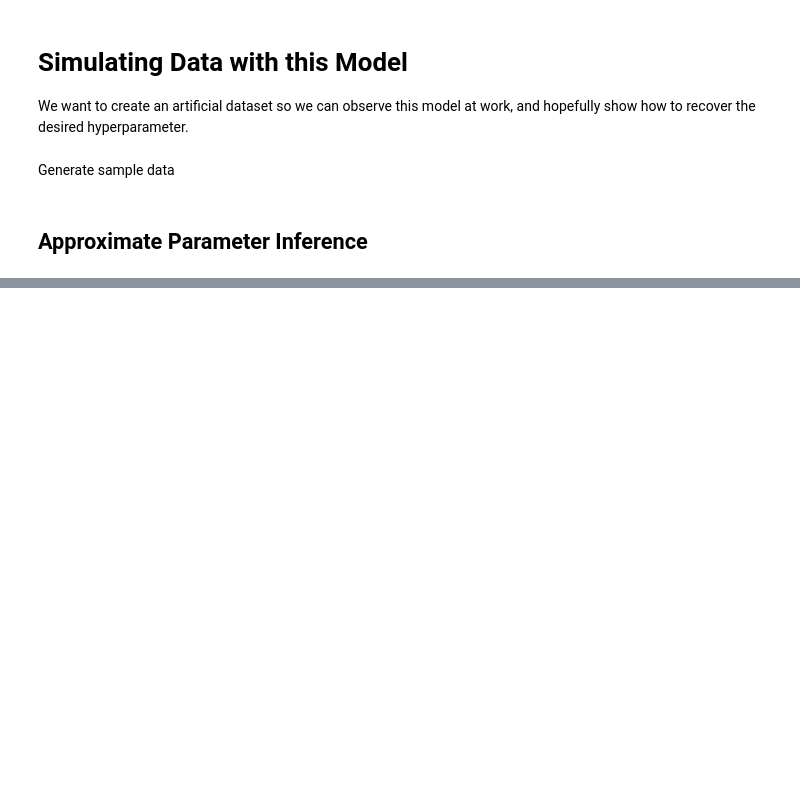
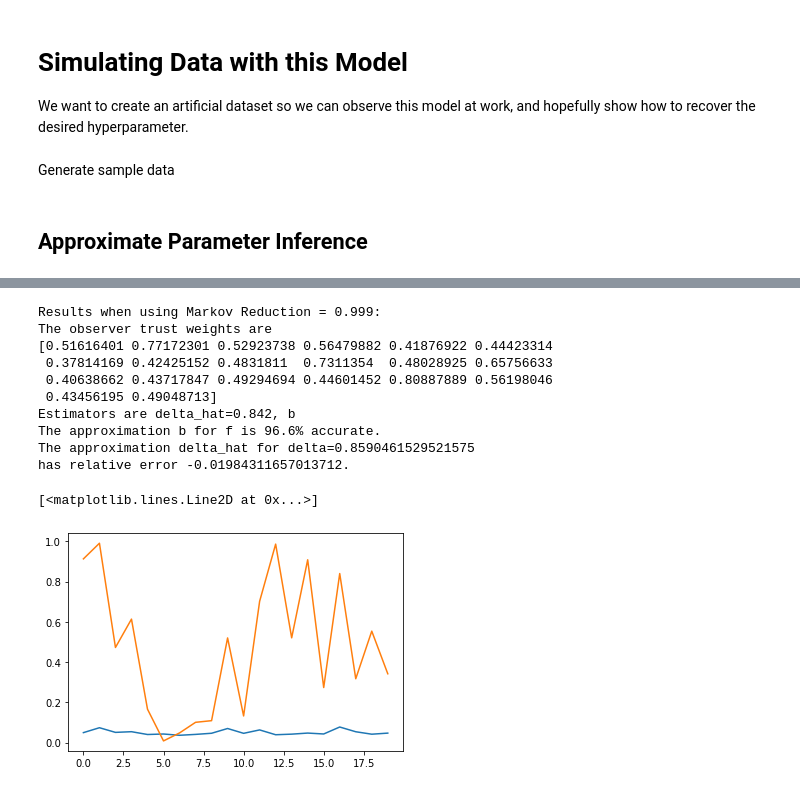
Before and after one commit to linesn/reporter_modeling, a Jupyter notebook: Notebooks/A_Bayesian_Model_For_News_Reporting_alternate.ipynb, the cells around one changed output, grey strips where cells are left out. Drawn from its saved outputs; the diff is of its cells as text; code cells hidden in the pictures; blank space fills up the shorter version.

```diff
--- a/Notebooks/A_Bayesian_Model_For_News_Reporting_alternate.ipynb
+++ b/Notebooks/A_Bayesian_Model_For_News_Reporting_alternate.ipynb
@@ -233,0 +393,17 @@ for n_t in tqdm(n_ts):
+# %%
+mrestimates = markov_reduce(data, reduction=0.999, agreement_thresh=0.5, printing=True)
+plot(mrestimates[0]/mrestimates[0].sum())
+plot(beta)
+# %% [output]
+Results when using Markov Reduction = 0.999:
+The observer trust weights are
+[0.51616401 0.77172301 0.52923738 0.56479882 0.41876922 0.44423314
+ 0.37814169 0.42425152 0.4831811  0.7311354  0.48028925 0.65756633
+ 0.40638662 0.43717847 0.49294694 0.44601452 0.80887889 0.56198046
+ 0.43456195 0.49048713]
+Estimators are delta_hat=0.842, b
+The approximation b for f is 96.6% accurate.
+The approximation delta_hat for delta=0.8590461529521575
+has relative error -0.01984311657013712.
+[<matplotlib.lines.Line2D at 0x...>]
+[figure, added]
```
Also changed, not shown: parts of 16 cells of this notebook, 2 other files.
